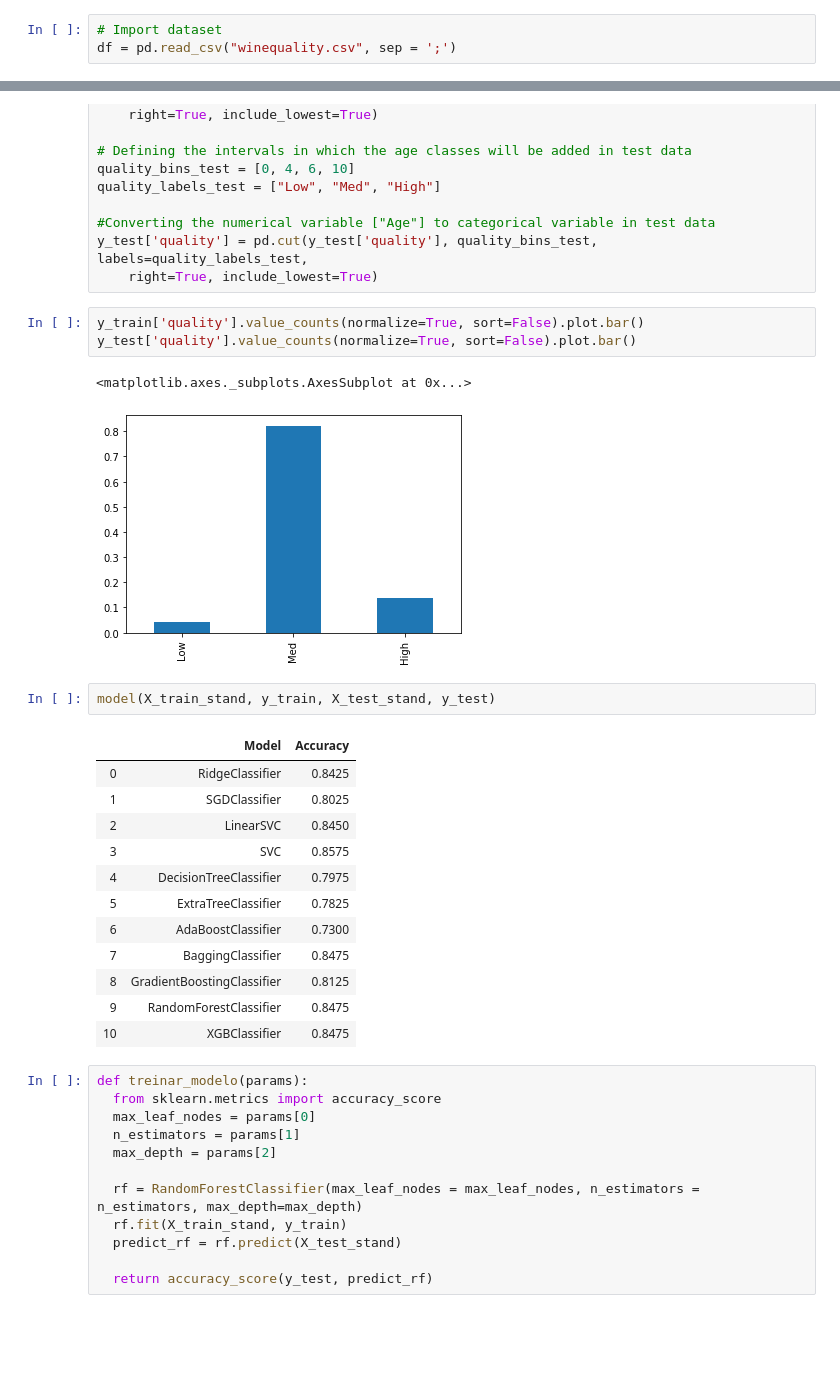
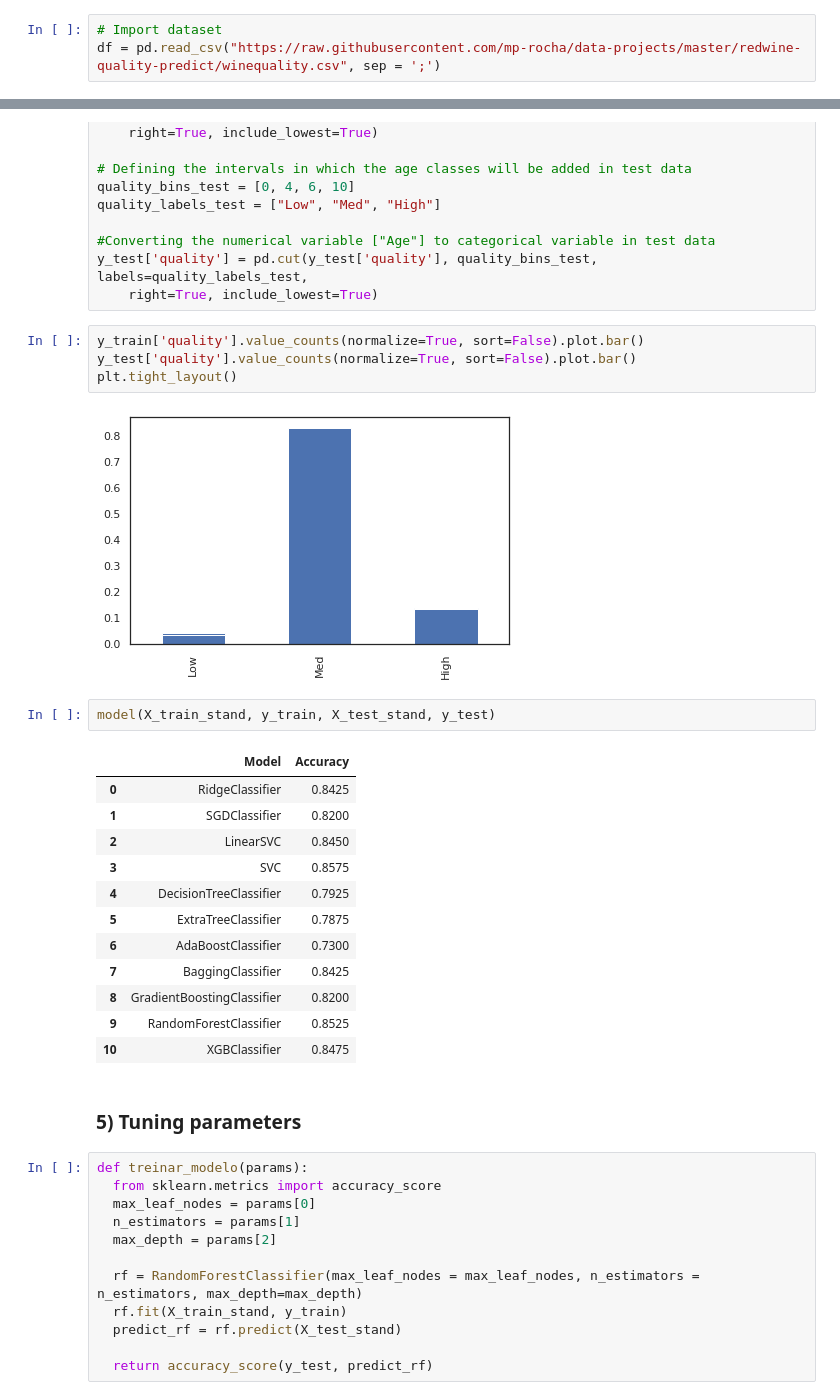
Before and after one commit to marcosrochedo/data-projects, a Jupyter notebook: redwine-quality-predict/redwinequality_v2.ipynb, the cells around one changed output, grey strips where cells are left out. Drawn from its saved outputs; the diff is of its cells as text; blank space fills up the shorter version.

```diff
--- a/redwine-quality-predict/redwinequality_v2.ipynb
+++ b/redwine-quality-predict/redwinequality_v2.ipynb
@@ -17,6 +13,6 @@ from sklearn.metrics import
 # %%
 # Import dataset
-df = pd.read_csv("winequality.csv", sep = ';')
+df = pd.read_csv("https://raw.githubusercontent.com/mp-rocha/data-projects/master/redwine-quality-predict/winequality.csv", sep = ';')
 # %% [markdown]
 #### 1) Checking and understanding the data
 # %%
@@ -316,24 +307,26 @@ y_test['quality'] = pd.cut(y_test['quality'], quality_bins_test, labels=quality_
 # %%
 y_train['quality'].value_counts(normalize=True, sort=False).plot.bar()
 y_test['quality'].value_counts(normalize=True, sort=False).plot.bar()
+plt.tight_layout()
 # %% [output]
-<matplotlib.axes._subplots.AxesSubplot at 0x...>
-[figure, old version]
+[figure, new version]
 # %%
 model(X_train_stand, y_train, X_test_stand, y_test)
 # %% [output]
 |  | Model | Accuracy |
 | 0 | RidgeClassifier | 0.8425 |
-| 1 | SGDClassifier | 0.8025 |
+| 1 | SGDClassifier | 0.8200 |
 | 2 | LinearSVC | 0.8450 |
 | 3 | SVC | 0.8575 |
-| 4 | DecisionTreeClassifier | 0.7975 |
-| 5 | ExtraTreeClassifier | 0.7825 |
+| 4 | DecisionTreeClassifier | 0.7925 |
+| 5 | ExtraTreeClassifier | 0.7875 |
 | 6 | AdaBoostClassifier | 0.7300 |
-| 7 | BaggingClassifier | 0.8475 |
-| 8 | GradientBoostingClassifier | 0.8125 |
-| 9 | RandomForestClassifier | 0.8475 |
+| 7 | BaggingClassifier | 0.8425 |
+| 8 | GradientBoostingClassifier | 0.8200 |
+| 9 | RandomForestClassifier | 0.8525 |
 | 10 | XGBClassifier | 0.8475 |
+# %% [markdown]
+### 5) Tuning parameters
 # %%
 def treinar_modelo(params):
   from sklearn.metrics import accuracy_score
```
Also changed, not shown: parts of 42 cells of this notebook.
